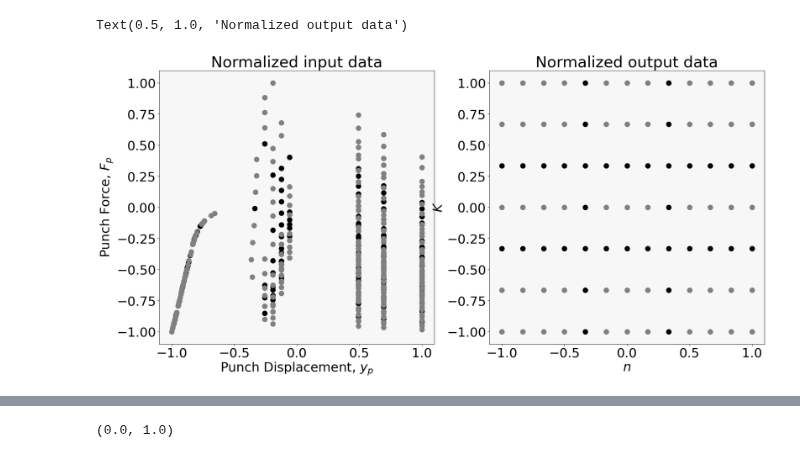
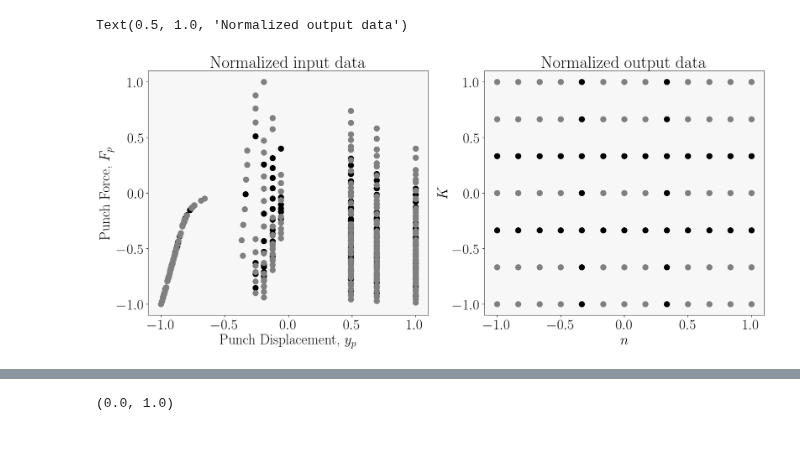
Before and after one commit to DaJaCruz/PhD, a Jupyter notebook: LSTM_Sequence2One_5points.ipynb, the cells around one changed output, grey strips where cells are left out. Drawn from its saved outputs; the diff is of its cells as text; code cells hidden in the pictures.

```diff
--- a/LSTM_Sequence2One_5points.ipynb
+++ b/LSTM_Sequence2One_5points.ipynb
@@ -51,8 +51,8 @@ params = {"ytick.color": (0, 0, 0),
           "grid.color": (.9, .9, .9),
           "text.color": (0, 0, 0),
           "axes.labelcolor": (0, 0, 0),
-          "axes.edgecolor": (.15, .15, .15)#,
-          #"text.usetex": True
+          "axes.edgecolor": (.15, .15, .15),
+          "text.usetex": True
           }
 plt.rcParams.update(params)
 linewidth=3.0
@@ -222,35 +219,35 @@ Text(0.5, 1.0, 'Non-Normalized output data')
 # %%
 #Plots with normalized outputs
 fig_ANN, (ax1_ANN, ax2_ANN) = plt.subplots(1,2)
 
 cases = np.arange(1, n_cases+1, 1)
 
 ax1_ANN.plot(X_val_scaled[:,:,0], X_val_scaled[:,:,1], 'o', markersize=10, color='black', label="testing points") # show normalized training data
 ax1_ANN.plot(X_train_scaled[:,:,0], X_train_scaled[:,:,1], 'o', markersize=10, color='gray', label="training points") # show normalized training data
 ax1_ANN.set_ylabel('Punch Force, $F_p$')
 ax1_ANN.set_xlabel('Punch Displacement, $y_p$')
 ax1_ANN.set_title('Normalized input data')
 # ax1_ANN.legend(['training', 'testing', 'validation'], loc='upper right')
 #ax1_ANN.grid(True, color='gray', linestyle='-')
 # ax1_ANN.set_ylim([-1.25, 1.25])
 # ax1_ANN.set_xlim([-1.25, 1.25])
 # Create figure with specified size
-fig_ANN.set_size_inches(22, 10)
+fig_ANN.set_size_inches(20, 8)
 
 # K-n Points
 ax2_ANN.plot(Y_val_scaled[:,0], Y_val_scaled[:,1], 'o', markersize=10, color='black') # show normalized training data
 ax2_ANN.plot(Y_train_scaled[:,0], Y_train_scaled[:,1], 'o', markersize=10, color='gray') # show normalized training data
 # ax2_ANN.plot(cases, Y_test_scaled, 'o', markersize=10, color='black', label="testing points") # show normalized training data
 ax2_ANN.set_ylabel('$K$')
 ax2_ANN.set_xlabel('$n$')
 ax2_ANN.set_title('Normalized output data')
 # ax2_ANN.legend(['training', 'testing', 'validation'], loc='upper right')
 #ax1_ANN.grid(True, color='gray', linestyle='-')
 # ax2_ANN.set_ylim([-1.25, 1.25])
 # ax2_ANN.set_xlim([-1.25, 1.25])
 # %% [output]
 Text(0.5, 1.0, 'Normalized output data')
-[figure, old version]
+[figure, new version]
 # %%
 # Build the Bidirectional LSTM model
 model = Sequential()
```
Also changed, not shown: parts of 11 cells of this notebook.
